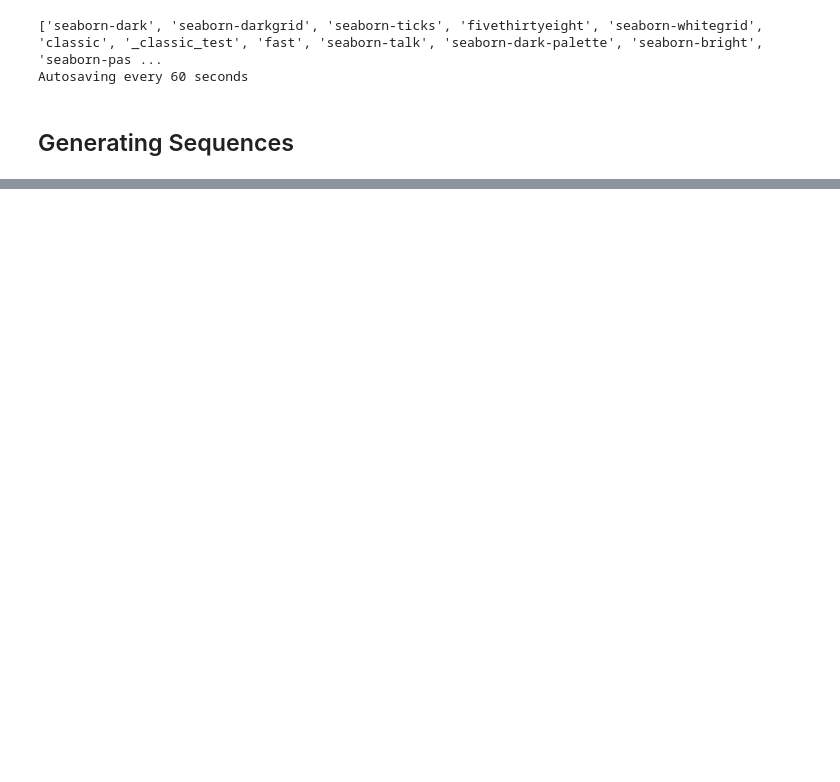
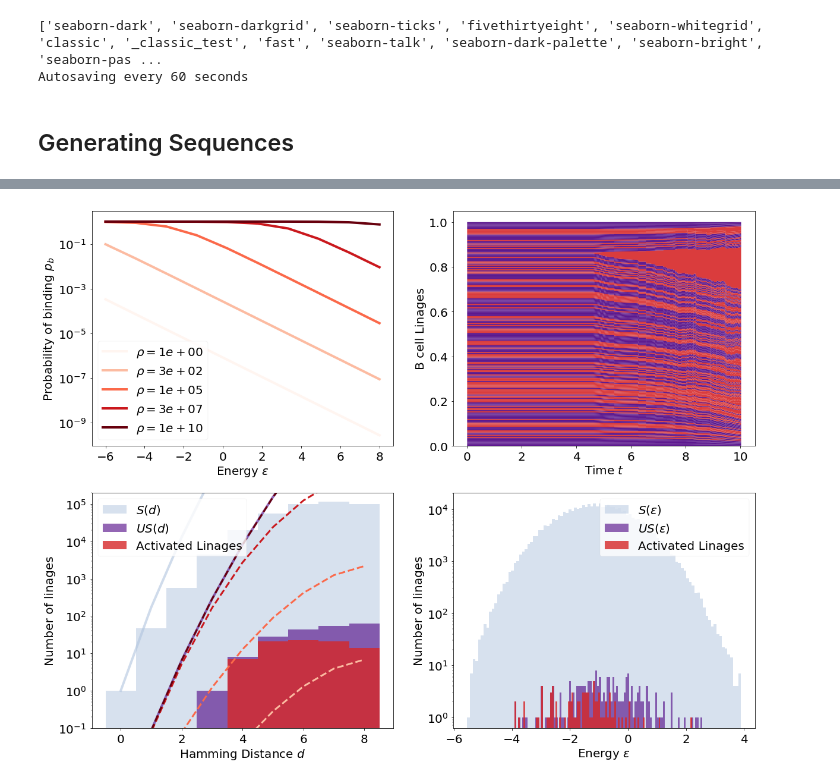
Before and after one commit to betoto008/Affinity_maturation, a Jupyter notebook: Jupyter_Notebooks/Stochastic_simulation.ipynb, the cells around one changed output, grey strips where cells are left out. Saved outputs shown, nothing was run; the diff lists cells and outputs as text; code cells hidden in the pictures; blank space fills up the shorter version.

```diff
--- a/Jupyter_Notebooks/Stochastic_simulation.ipynb
+++ b/Jupyter_Notebooks/Stochastic_simulation.ipynb
@@ -476,0 +114,18 @@ np.exp(-5)
+# %%
+fig, ax = plt.subplots(2,2,figsize=(20,16))
+
+#plot_energy_matrix(Energy_Matrix=M2, Alphabet = Alphabet, title = 'MJ 1996', ax = ax[0,0])
+#Model_deterministic_antigen.plot_antigen_time(ax = ax[0,1])
+Model_deterministic_antigen.plot_prob_binding(ax = ax[0,0])
+Model_deterministic_antigen.stackplot_linages_time(antigen = False, time = True, ax = ax[0,1])
+Model_deterministic_antigen.hist_sequences_hamming_distance(Sequences = Sequences, ax = ax[1,0])
+Model_deterministic_antigen.hist_sequences_energy(Sequences = Sequences, bins = 100, ax = ax[1,1])
+
+
+counter = 0
+while(os.path.isfile('../Figures/Antigen_Linages_%d.png'%(counter))):
+    counter+=1
+
+#fig.savefig('../Figures/Antigen_Linages_%d.png'%(counter))
+# %% [output]
+[figure, added]
```
Also changed, not shown: parts of 38 cells of this notebook, 14 other files.
